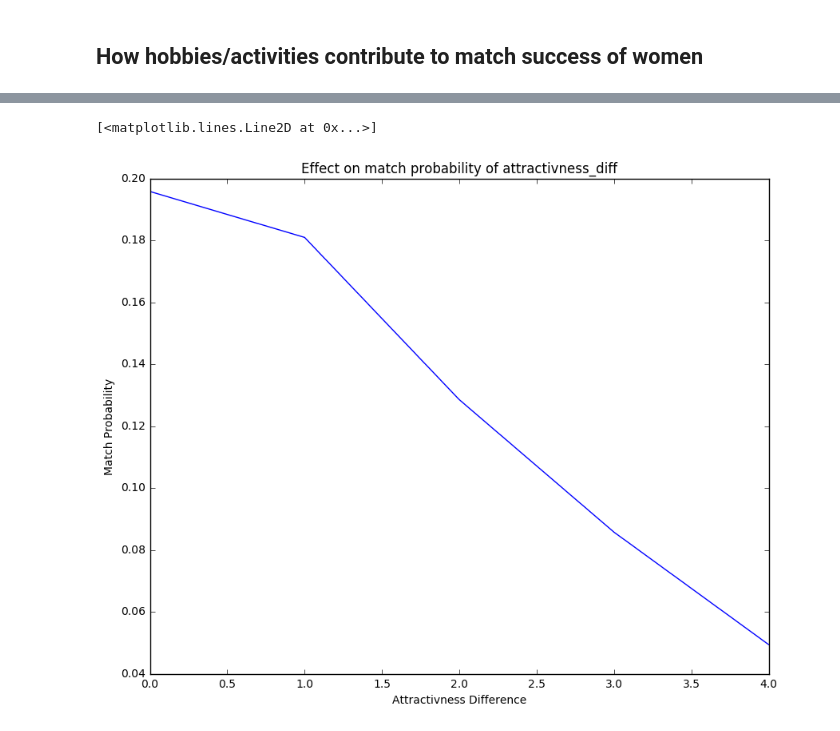
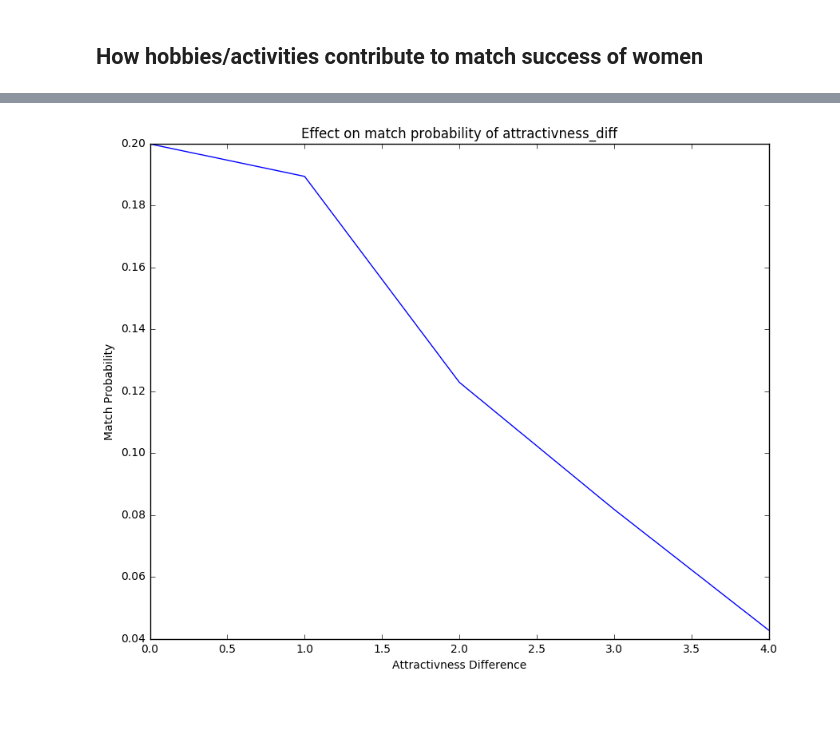
Before and after one commit to magescher/DataScience_SpeedDatingExperiment, a Jupyter notebook: SpeedDating.ipynb, the cells around one changed output, grey strips where cells are left out. Saved outputs shown, nothing was run; the diff lists cells and outputs as text; code cells hidden in the pictures.

Commit message:
Updated graphs and committed some fixes

```diff
--- a/SpeedDating.ipynb
+++ b/SpeedDating.ipynb
@@ -264,3 +253,4 @@ for x in range(1,553):
     lookup.loc[x]['amb_o']=np.nanmean(df.loc[df["iid"]==x]["amb_o"])
     lookup.loc[x]['shar_o']=np.nanmean(df.loc[df["iid"]==x]["shar_o"])
     lookup.loc[x]['expnum']=np.nanmean(df.loc[df["iid"]==x]["expnum"])
+    lookup.loc[x]['dec_o']=np.nanmean(df.loc[df["iid"]==x]["dec_o"])
@@ -273,13 +314,13 @@ lookup_women=lookup.loc[lookup["gender"]==0]
 # %% [markdown]
 ## How attributes contribute to match success rate in men and women
 # %%
-est = smf.ols('match ~ attr_o + sinc_o + intel_o+fun_o+amb_o+shar_o', lookup).fit()
+est = smf.ols('dec_o ~ attr_o + sinc_o + intel_o+fun_o+amb_o+shar_o', lookup).fit()
 print est.summary().tables[0]
 print est.summary().tables[1]
 
 x=[]
 y=[]
-for j in range (0,11):
+for j in range (1,11):
     avg=0
     for i in range (0,552):
         test_person=lookup[["attr_o","sinc_o","intel_o","fun_o","amb_o","shar_o"]].iloc[i]
@@ -288,7 +329,7 @@ for j in range (0,11):
         #print est.predict(test_person)[0]
     y.append(float(avg/552))
     x.append(j)
-plt.title("How Attractivness Effects Match Rate")
+plt.title("How Attractivness Effects Success Rate")
 plt.xlabel("Attractivness from 0 to 10")
 plt.ylabel("Average Match Rate")
 plt.plot(x,y)
@@ -467,6 +502,6 @@ AUC Score: 0.774981625163
 # %%
 y=df["match"]
-x=df[["imprace","imprelig","attr_o","sinc_o","fun_o","amb_o","like_o","prob_o","age_diff","attractiveness_diff"]]
+x=df[["imprace","imprelig","attr_o","sinc_o","fun_o","amb_o","like_o","date","age_diff","attractiveness_diff"]]
 x_train,x_test,y_train,y_test=train_test_split(x,y,test_size=.2,random_state=42)
 gb=GradientBoostingClassifier()
 gb.fit(x_train,y_train)
@@ -502,19 +537,19 @@ plt.show()
 # %%
-test_person=df[["imprace","imprelig","attr_o","sinc_o","fun_o","amb_o","like_o","prob_o","age_diff","attractiveness_diff"]].iloc[0]
+test_person=df[["imprace","imprelig","attr_o","sinc_o","fun_o","amb_o","like_o","date","age_diff","attractiveness_diff"]]
 x=[]
 y=[]
 for j in range (0,5):
     avg=0
     for i in range (0,8377):
-        test_person=df[["imprace","imprelig","attr_o","sinc_o","fun_o","amb_o","like_o","prob_o","age_diff","attractiveness_diff"]].iloc[i]
+        test_person=df[["imprace","imprelig","attr_o","sinc_o","fun_o","amb_o","like_o","date","age_diff","attractiveness_diff"]].iloc[i]
         test_person["attractiveness_diff"]=j
         avg=avg+gb.predict_proba(test_person.reshape(1,-1))[0][1]
     y.append(float(avg/8377))
     x.append(j)
 plt.title("Effect on match probability of attractivness_diff")
 plt.xlabel("Attractivness Difference")
 plt.ylabel("Match Probability")
 plt.plot(x,y)
+plt.show()
 # %% [output]
-[<matplotlib.lines.Line2D at 0x...>]
-[figure, old version]
+[figure, new version]
```
Also changed, not shown: parts of 24 cells of this notebook.
